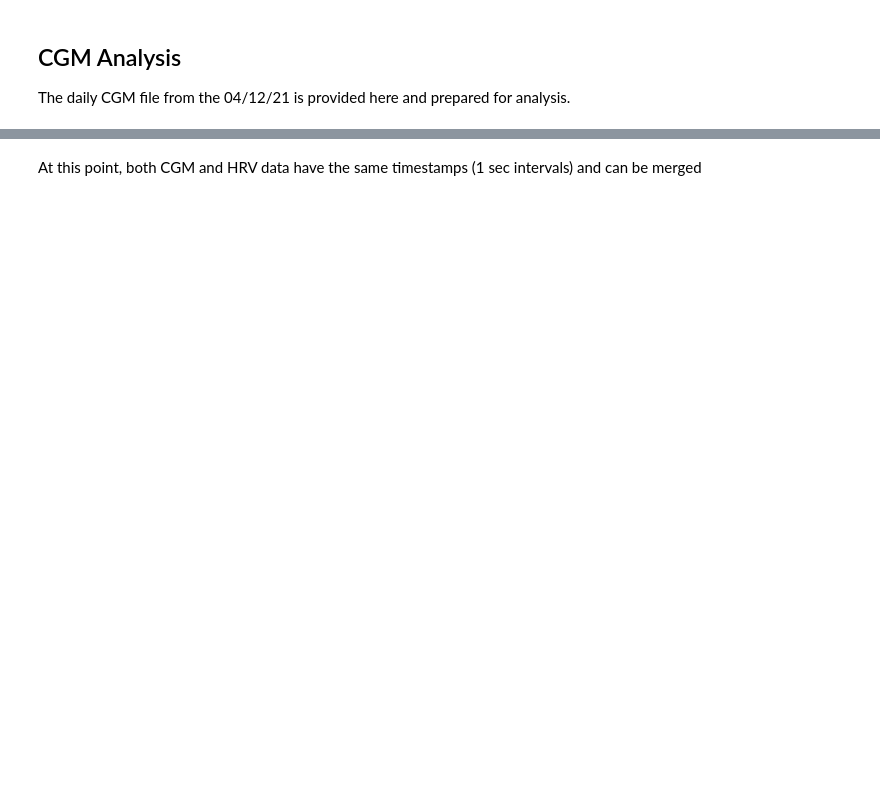
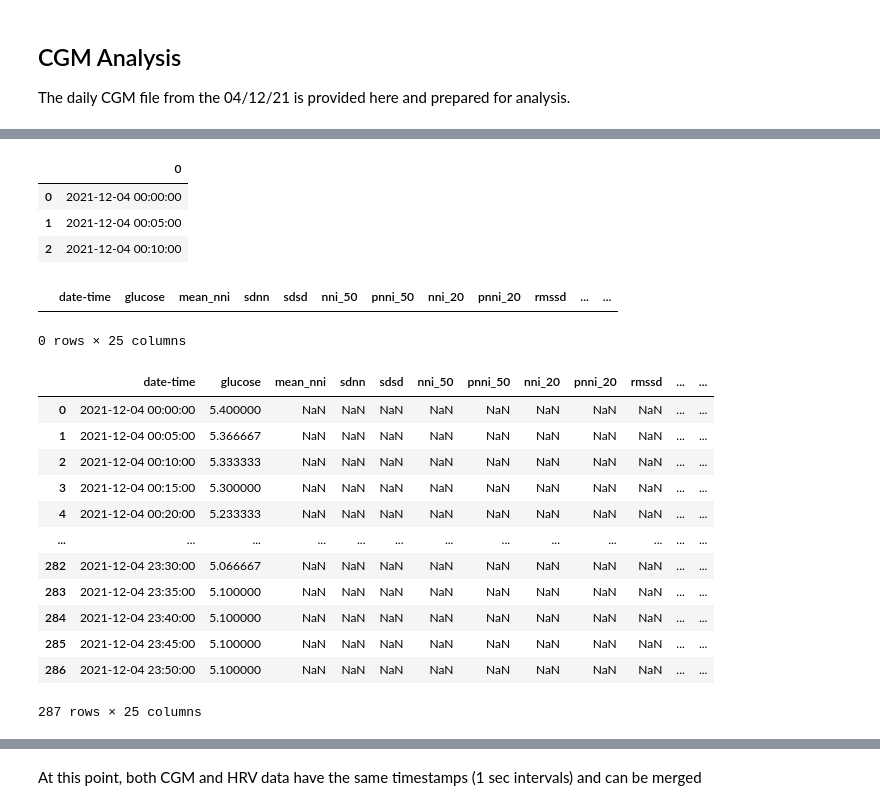
Before and after one commit to itsdarrenlee/BtechFYP, a Jupyter notebook: data/04-01-21/04-12-21-Analysis.ipynb, the cells around one changed output, grey strips where cells are left out. Cells and saved outputs as stored; diff of their text form; code cells hidden in the pictures; blank space fills up the shorter version.

```diff
--- a/data/04-01-21/04-12-21-Analysis.ipynb
+++ b/data/04-01-21/04-12-21-Analysis.ipynb
@@ -133,5 +133,5 @@ freq_df = pd.DataFrame(
     index=df_features[1].index
 )
 
-time_freq_df = pd.merge(time_df, freq_df, on=time_df.index).set_index(time_df.index)
-time_freq_df.drop(labels="key_0", axis=1)
+all_df = pd.merge(time_df, freq_df, on=time_df.index).set_index(time_df.index)
+all_df.drop(labels="key_0", axis=1, inplace=True)
@@ -201,0 +179,9 @@ df.head()
+# %%
+# upsample into 5 min intervals from 15min CGM values, take median
+df = df.resample('5T').median()
+
+# some NaN values are observed. check for and replace NaN values
+print(df['glucose'].isnull().sum())
+
+# interpolate between readings
+df.interpolate(method='linear', inplace=True)
@@ -201,0 +211,37 @@ df.head()
+# %%
+test = pd.DataFrame('date-time{
+    '2021-12-04 00:00:00',
+    '2021-12-04 00:05:00',
+    '2021-12-04 00:10:00',
+})
+test
+# %% [output]
+|  | 0 |
+| 0 | 2021-12-04 00:00:00 |
+| 1 | 2021-12-04 00:05:00 |
+| 2 | 2021-12-04 00:10:00 |
+# %%
+i = df.reset_index()
+j = all_df.reset_index()
+k = pd.merge(left=i, right=j, on='date-time')
+k
+# %% [output]
+|  | date-time | glucose | mean_nni | sdnn | sdsd | nni_50 | pnni_50 | nni_20 | pnni_20 | rmssd | ... | ... |
+0 rows × 25 columns
+# %%
+k = pd.merge_asof(left=df.reset_index(), right=all_df.reset_index(), on='date-time', direction='forward')
+k
+# %% [output]
+|  | date-time | glucose | mean_nni | sdnn | sdsd | nni_50 | pnni_50 | nni_20 | pnni_20 | rmssd | ... | ... |
+| 0 | 2021-12-04 00:00:00 | 5.400000 | NaN | NaN | NaN | NaN | NaN | NaN | NaN | NaN | ... | ... |
+| 1 | 2021-12-04 00:05:00 | 5.366667 | NaN | NaN | NaN | NaN | NaN | NaN | NaN | NaN | ... | ... |
+| 2 | 2021-12-04 00:10:00 | 5.333333 | NaN | NaN | NaN | NaN | NaN | NaN | NaN | NaN | ... | ... |
+| 3 | 2021-12-04 00:15:00 | 5.300000 | NaN | NaN | NaN | NaN | NaN | NaN | NaN | NaN | ... | ... |
+| 4 | 2021-12-04 00:20:00 | 5.233333 | NaN | NaN | NaN | NaN | NaN | NaN | NaN | NaN | ... | ... |
+| ... | ... | ... | ... | ... | ... | ... | ... | ... | ... | ... | ... | ... |
+| 282 | 2021-12-04 23:30:00 | 5.066667 | NaN | NaN | NaN | NaN | NaN | NaN | NaN | NaN | ... | ... |
+| 283 | 2021-12-04 23:35:00 | 5.100000 | NaN | NaN | NaN | NaN | NaN | NaN | NaN | NaN | ... | ... |
+| 284 | 2021-12-04 23:40:00 | 5.100000 | NaN | NaN | NaN | NaN | NaN | NaN | NaN | NaN | ... | ... |
+| 285 | 2021-12-04 23:45:00 | 5.100000 | NaN | NaN | NaN | NaN | NaN | NaN | NaN | NaN | ... | ... |
+| 286 | 2021-12-04 23:50:00 | 5.100000 | NaN | NaN | NaN | NaN | NaN | NaN | NaN | NaN | ... | ... |
+287 rows × 25 columns
```
Also changed, not shown: parts of 11 cells of this notebook.
